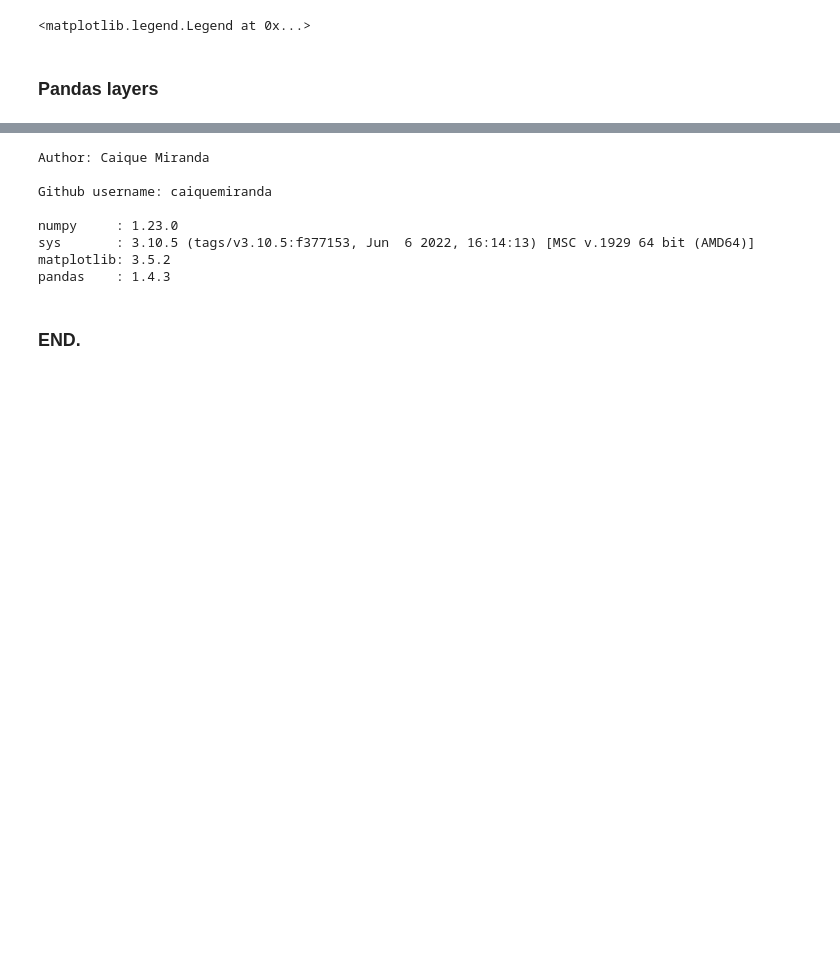
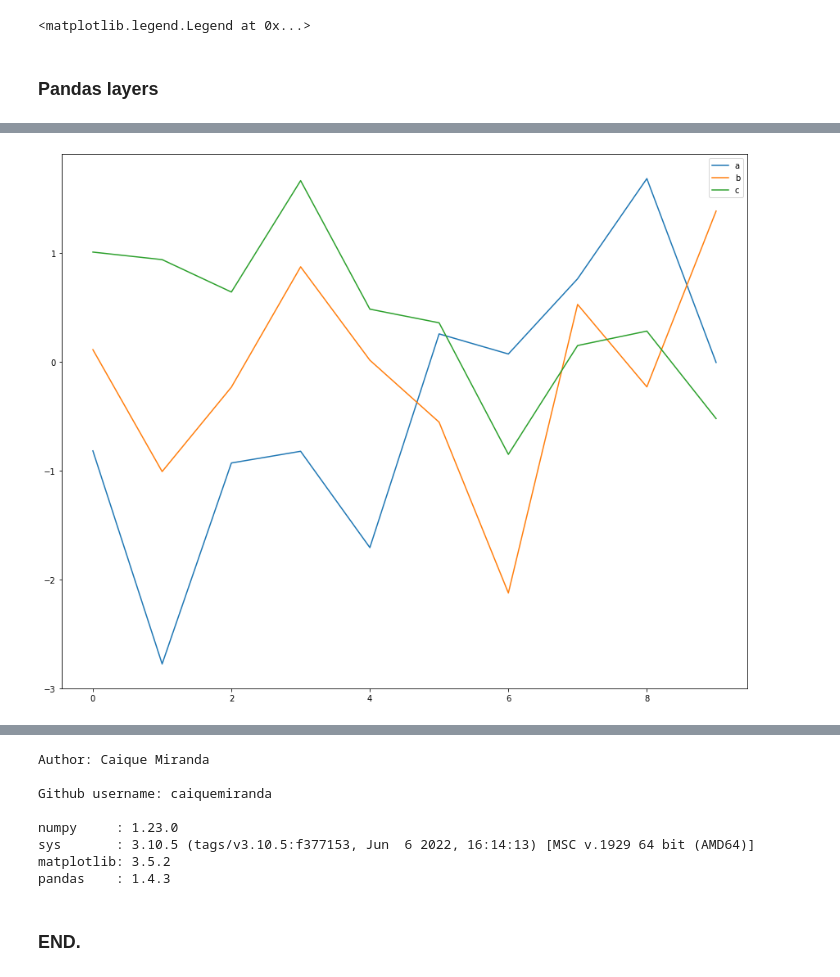
Before and after one commit to caiquemiranda/python-econometrics, a Jupyter notebook: 04-Visual-illustrations.ipynb, the cells around one changed output, grey strips where cells are left out. Cells and saved outputs as stored; diff of their text form; code cells hidden in the pictures; blank space fills up the shorter version.

```diff
--- a/04-Visual-illustrations.ipynb
+++ b/04-Visual-illustrations.ipynb
@@ -327,0 +355,25 @@ fig.savefig("data/sinewave.pdf")
+# %%
+# Line plots
+
+df = pd.DataFrame(np.random.randn(10, 3),
+                  index=np.arange(10),
+                  columns=["a", "b", "c"])
+
+df
+## a b c
+## 0 1.703615 -1.376905 -1.336154
+## 1 -1.402924 0.812501 1.739143
+## 2 0.593504 0.699582 0.423217
+## 3 1.140647 -1.454363 0.250578
+## 4 -0.044809 0.438279 -0.821514
+## 5 1.897959 -0.254581 0.157704
+## 6 0.782639 1.196116 0.763081
+## 7 0.577947 1.815039 1.175842
+## 8 -0.278585 -0.538956 0.102930
+## 9 -0.091891 0.310788 -0.857167
+
+df.plot(figsize=(15, 12))
+
+plt.savefig("data/line2.pdf")
+# %% [output]
+[figure, added]
```
Also changed, not shown: parts of 17 cells of this notebook, 18 other files.
